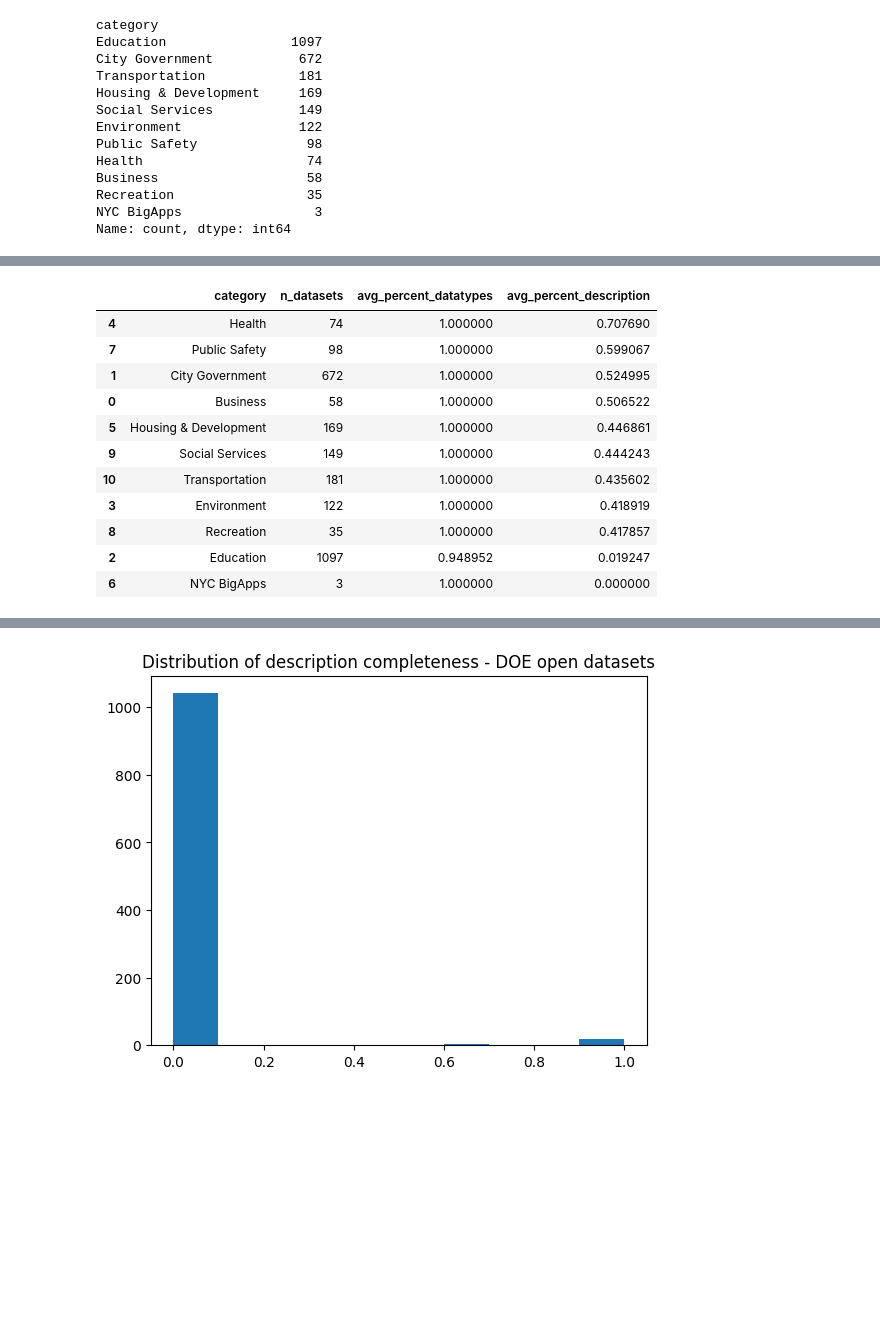
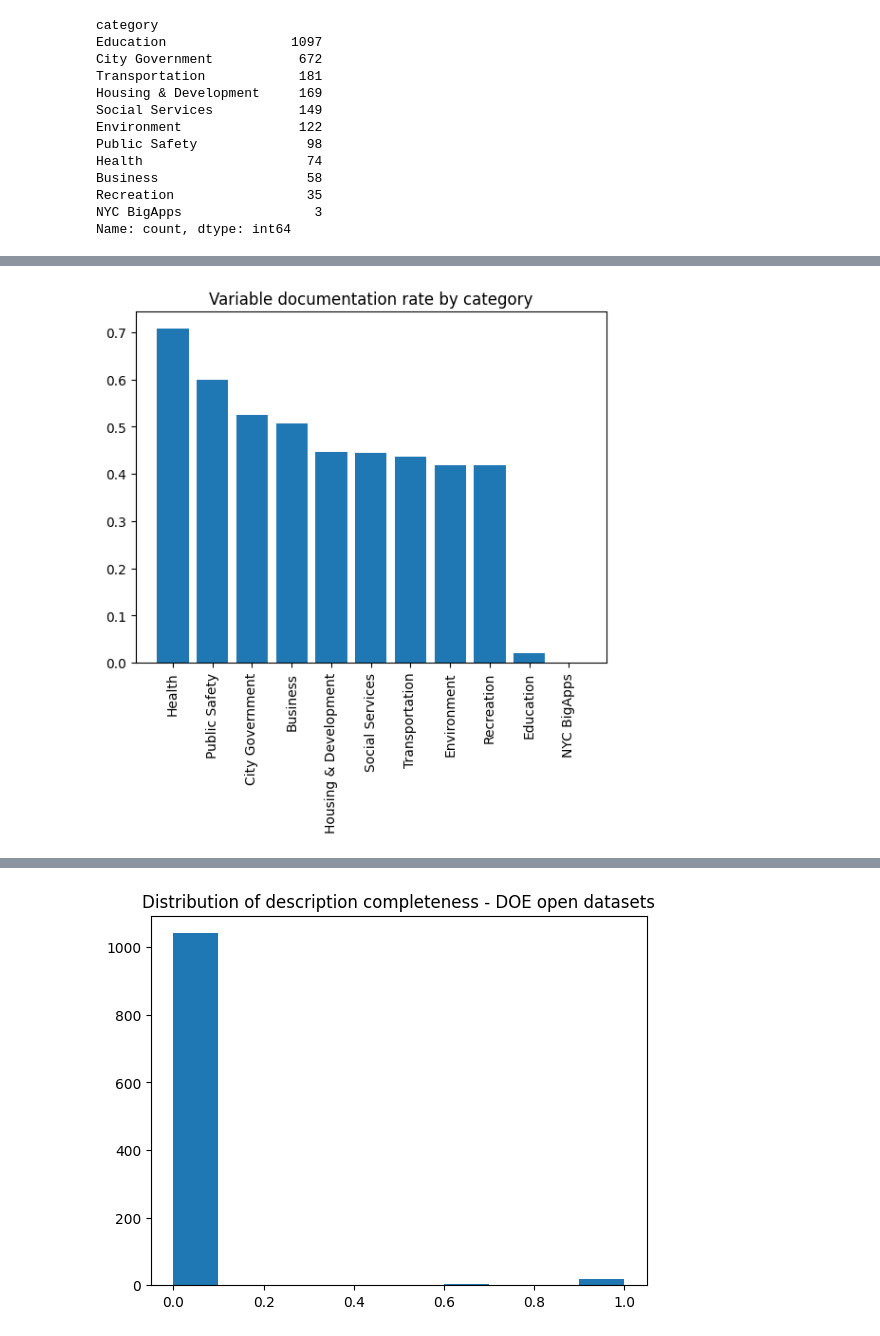
Before and after one commit to lmckone/nycopen-metadata, a Jupyter notebook: analysis.ipynb, the cells around one changed output, grey strips where cells are left out. Drawn from its saved outputs; the diff is of its cells as text; code cells hidden in the pictures; blank space fills up the shorter version.

```diff
--- a/analysis.ipynb
+++ b/analysis.ipynb
@@ -44,20 +63,16 @@ category_stats = df.groupby('category', as_index=False).agg(
     avg_percent_description = pd.NamedAgg(column = 'percent_descriptions', aggfunc = "mean")).sort_values("avg_percent_description", ascending = False)
 # %%
 # take a look at
-category_stats.head(20)
+# category_stats.head(20)
+plt.bar(x = category_stats['category'],
+        height = category_stats['avg_percent_description'],
+       label = category_stats['avg_percent_description'])
+plt.title('Variable documentation rate by category')
+plt.xticks(rotation=90)
+plt.savefig('output/documentation_by_category.pdf')
+plt.show()
 # %% [output]
-|  | category | n_datasets | avg_percent_datatypes | avg_percent_description |
-| 4 | Health | 74 | 1.000000 | 0.707690 |
-| 7 | Public Safety | 98 | 1.000000 | 0.599067 |
-| 1 | City Government | 672 | 1.000000 | 0.524995 |
-| 0 | Business | 58 | 1.000000 | 0.506522 |
-| 5 | Housing & Development | 169 | 1.000000 | 0.446861 |
-| 9 | Social Services | 149 | 1.000000 | 0.444243 |
-| 10 | Transportation | 181 | 1.000000 | 0.435602 |
-| 3 | Environment | 122 | 1.000000 | 0.418919 |
-| 8 | Recreation | 35 | 1.000000 | 0.417857 |
-| 2 | Education | 1097 | 0.948952 | 0.019247 |
-| 6 | NYC BigApps | 3 | 1.000000 | 0.000000 |
+[figure, added]
 # %%
 # is there a specific agency within education that's driving down the stats?
 # %%
```
Also changed, not shown: parts of 6 cells of this notebook, 6 other files.
